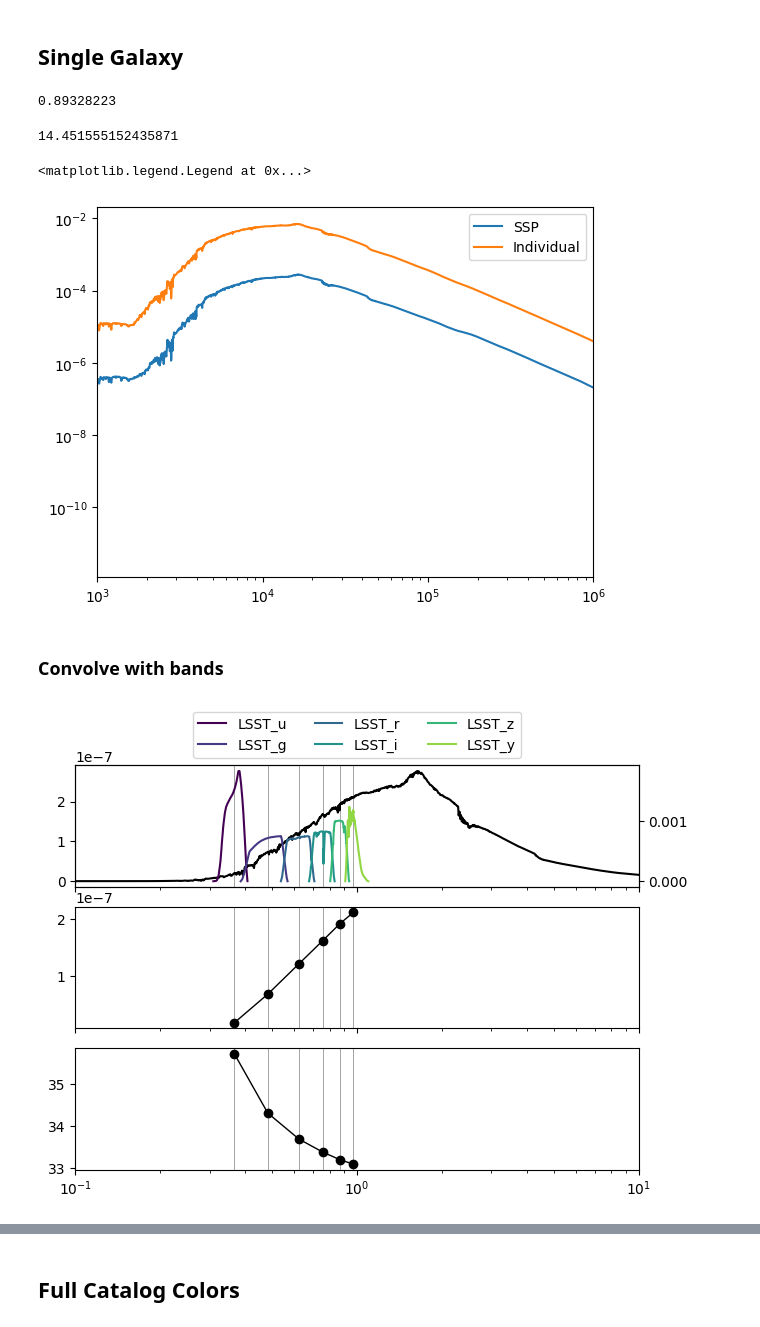
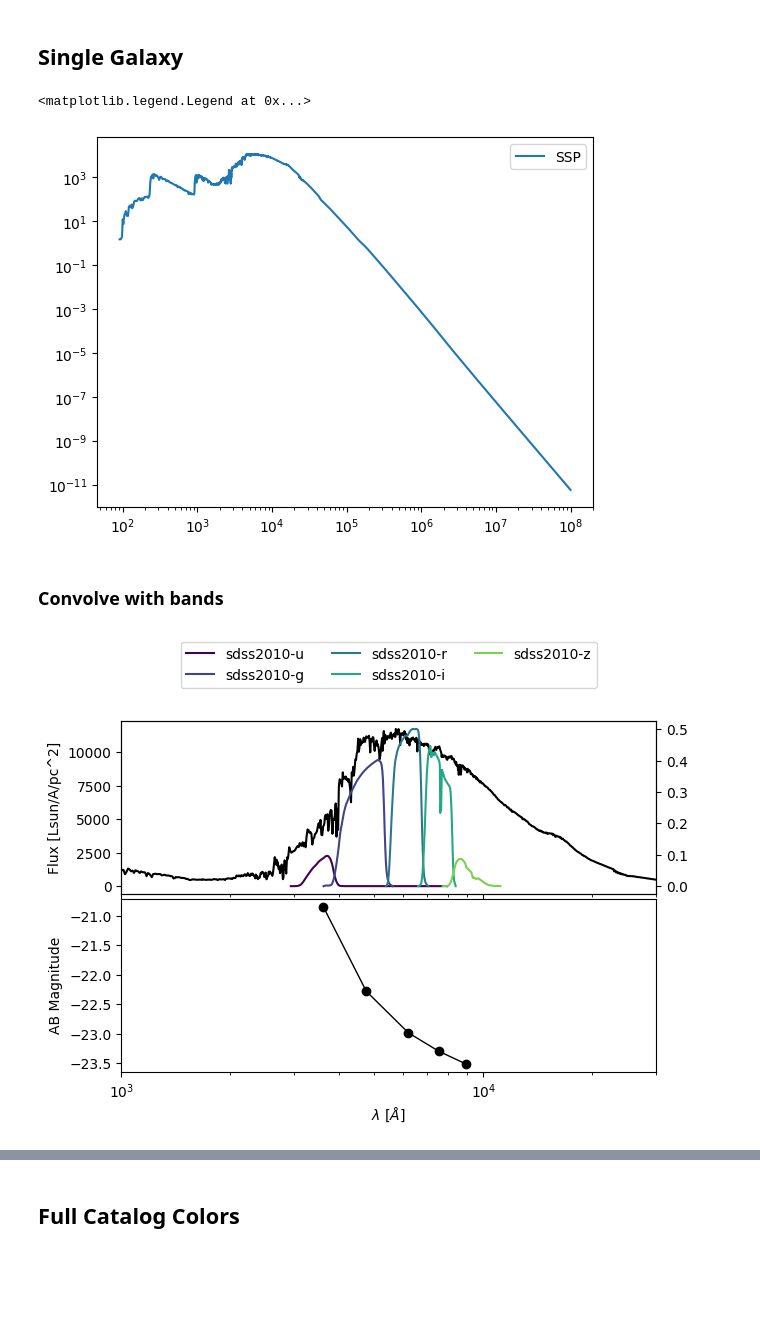
Before and after one commit to michaelbuehlmann/watercolor-light, a Jupyter notebook: notebooks/galaxy_color.ipynb, the cells around one changed output, grey strips where cells are left out. Cells and saved outputs as stored; diff of their text form; code cells hidden in the pictures; blank space fills up the shorter version.

Commit message:
use speclite for filters, lots of corrections

```diff
--- a/notebooks/galaxy_color.ipynb
+++ b/notebooks/galaxy_color.ipynb
@@ -68,32 +65,23 @@ ages *= 1 * H0inv_in_Gyr
 masses = galstarpart_data["mass"][mask] / h  # in Msun
-# %%
-galstarpart_data["tage"][mask].max()
-# %% [output]
-0.89328223
-# %%
-H0inv_in_Gyr
-# %% [output]
-14.451555152435871
 # %%
-total_flux, luminosty = watercolor_light.calc_galaxy_flux(
+luminosity = watercolor_light.calc_galaxy_luminosity(
     ages, metallicities, masses, sps_library
 )
-
-total_flux2, luminosty2 = watercolor_light.calc_galaxy_flux(
-    ages, metallicities, masses, sps_library, method="individual"
-)
+flux = watercolor_light.luminosity_to_flux(luminosity)
 
 fig, ax = plt.subplots()
-ax.plot(sps_library.wave, total_flux, label="SSP")
-ax.plot(sps_library.wave, total_flux2, label="Individual")
+ax.plot(sps_library.wave, flux, label="SSP")
 ax.set(xscale="log", yscale="log")
-ax.set(xlim=(1e3, 1e6))
+# ax.set(xlim=(1e3, 1e6))
 ax.legend()
 # %% [output]
 <matplotlib.legend.Legend at 0x...>
-[figure, old version]
+[figure, new version]
 # %% [markdown]
 ### Convolve with bands
+# %%
+sdss = watercolor_light.filters["sdss"]
+mags = watercolor_light.photometry_from_flux(sps_library.wave, flux, sdss)
 # %%
 filter = filters["LSST"]
 photo = watercolor_light.photometry_from_spectra(
@@ -103,46 +91,30 @@ photo = watercolor_light.photometry_from_spectra(
     filter.bandpass_values,
 )
 # %%
-fig, axes = plt.subplots(3, 1)
+fig, axes = plt.subplots(2, 1)
 ax = axes[0]
-ax.plot(1e-4 * sps_library.wave, 1e-3 * total_flux, label="SSP", color="black")
+ax.plot(sps_library.wave, flux, label="SSP", color="black")
 tax = ax.twinx()
-for i, (w, f) in enumerate(zip(filter.bandpass_wavelengths, filter.bandpass_values)):
-    color = plt.get_cmap("viridis")(i / len(filter.bandpass_wavelengths))
-    tax.plot(w, f, color=color, label=filter.bandpass_names[i])
+for i, f in enumerate(sdss):
+    color = plt.get_cmap("viridis")(i / len(sdss))
+    tax.plot(f.wavelength, f.response, color=color, label=sdss.names[i])
 
 
 axes[1].plot(
-    filter.central_wavelengths,
-    photo.band_fluxes,
-    color="black",
-    marker="o",
-    linewidth=1,
-)
-axes[2].plot(
-    filter.central_wavelengths,
-    photo.appmag_ext,
+    sdss.effective_wavelengths,
+    [mags[f] for f in sdss.names],
     color="black",
     marker="o",
     linewidth=1,
 )
 
-
 for ax in axes:
-    ax.set(xscale="log", xlim=(1e-1, 1e1))
+    ax.set(xscale="log", xlim=(1e3, 3e4))
 for ax in axes[:-1]:
     ax.set_xticklabels([])
-for ax in axes:
-    ax.vlines(
-        filter.central_wavelengths,
-        0,
-        1,
-        color="black",
-        alpha=0.5,
-        linewidth=0.5,
-        transform=ax.get_xaxis_transform(),
-    )
+axes[0].set(ylabel="Flux [Lsun/A/pc^2]")
+axes[1].set(xlabel=r"$\lambda$ [$\AA$]", ylabel="AB Magnitude")
 tax.legend(loc="upper center", ncol=3, bbox_to_anchor=(0.5, 1.5))
 fig.tight_layout(pad=0)
 # %% [output]
-[figure, old version]
+[figure, new version]
```
Also changed, not shown: parts of 17 cells of this notebook, 21 other files.
